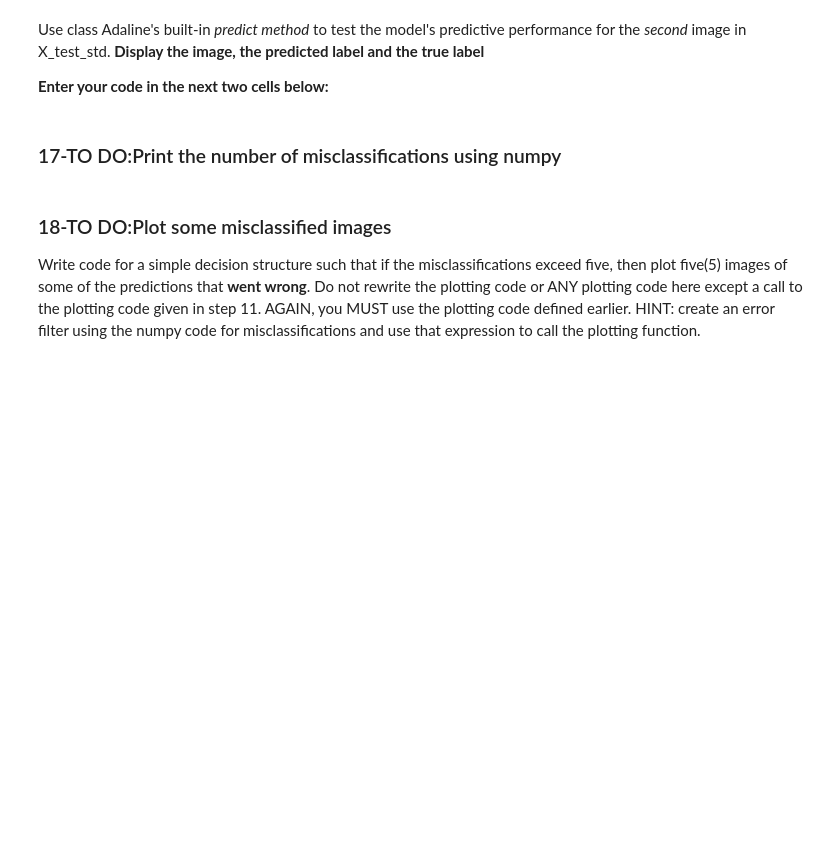
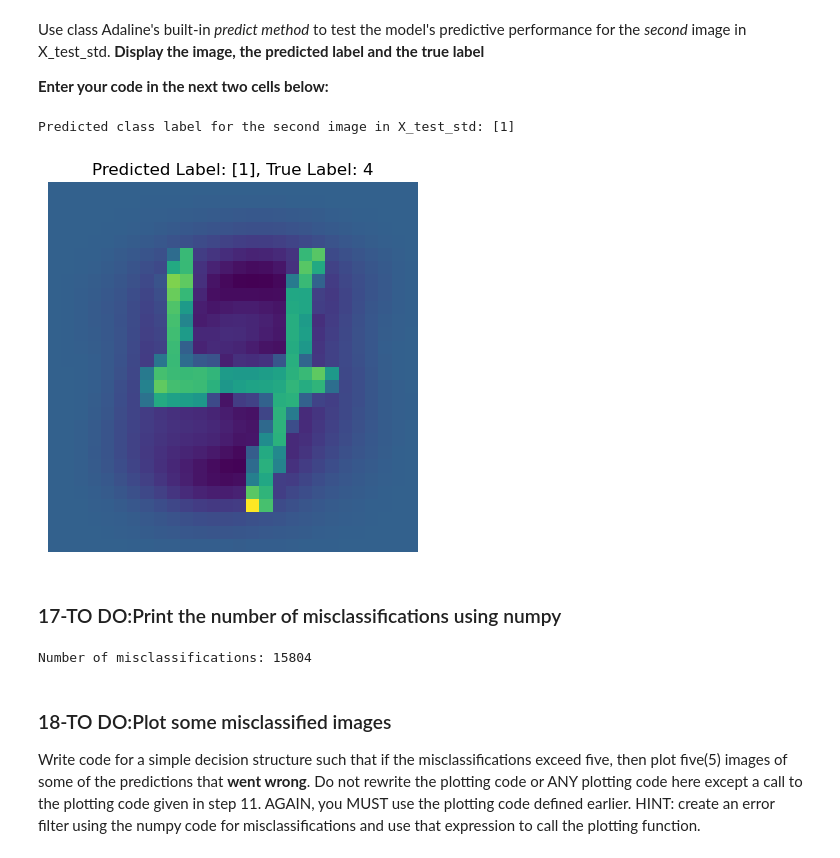
Before and after one commit to Zeni1137/ISAT341_Lab11, a Jupyter notebook: Lab11-FinalExam-Adaline_Sp24_mnist.ipynb, the cells around one changed output. Cells and saved outputs as stored; diff of their text form; code cells hidden in the pictures; blank space fills up the shorter version.

```diff
--- a/Lab11-FinalExam-Adaline_Sp24_mnist.ipynb
+++ b/Lab11-FinalExam-Adaline_Sp24_mnist.ipynb
@@ -278,10 +278,21 @@ plot_example(X_train, y_train)
 ##### Use the scikit-learn  StandardScaler (MinMaxScaler) to scale (normalize) the training and testing datasets
 #### <font  color='red'/>NOTE: Create a decision structure which uses either the MinMaxScaler or the StandardScaler depending on the value of a boolean variable for normalizing or scaling the data. **SET YOUR BOOLEAN SO THAT IT STARTS WITH THE STANDARD SCALER**.
 # %%
-X.max(), X.min()
+from sklearn.preprocessing import StandardScaler, MinMaxScaler
 
-X = X/255.0
-X.max(), X.min()
+# Set the boolean variable to start with StandardScaler
+use_standard_scaler = True
+
+if use_standard_scaler:
+    # Use StandardScaler
+    scaler = StandardScaler()
+    X_train_std = scaler.fit_transform(X_train)
+    X_test_std = scaler.transform(X_test)
+else:
+    # Use MinMaxScaler
+    scaler = MinMaxScaler()
+    X_train_std = scaler.fit_transform(X_train)
+    X_test_std = scaler.transform(X_test)
 # %% [markdown]
 ### <font color='green'/>13-TO DO: Build Adaptive Linear Neuron Model
 #### Instantiate the AdalineGD class train the model on the data. Use the following variable names and range of parameters:
@@ -317,10 +352,31 @@ Use class Adaline's built-in *predict method* to test the model's predictive per
 **Enter your code in the next two cells below:**
 # %%
 #code for prediction (COMPLETE SENTENCES!)
+test_instance = X_test_std[1]
+
+# Use the predict method to obtain the predicted class label for the test instance
+predicted_label = ada.predict(test_instance.reshape(1, -1))
+
+# Display the predicted class label
+print("Predicted class label for the second image in X_test_std:", predicted_label)
+# %% [output]
+Predicted class label for the second image in X_test_std: [1]
 # %%
 #code to display predicted image
+
+plt.imshow(X_test_std[1].reshape(28,28))
+plt.title(f"Predicted Label: {predicted_label}, True Label: {y_test[1]}")
+plt.axis('off')
+plt.show()
+# %% [output]
+[figure, added]
 # %% [markdown]
 ### <font color='green'/>17-TO DO:Print the number of misclassifications using numpy
+# %%
+num_misclassifications = np.sum(y_pred != y_test)
+print("Number of misclassifications:", num_misclassifications)
+# %% [output]
+Number of misclassifications: 15804
 # %% [markdown]
 ### <font color='green'/> 18-TO DO:Plot some misclassified images
 Write code for a simple decision structure such that if the misclassifications exceed five, then plot five(5) images of some of the predictions that **went wrong**. Do not rewrite the plotting code or ANY plotting code here except a call to the plotting code given in step 11. AGAIN, you MUST use the plotting code defined earlier. HINT: create an error filter using the numpy code for misclassifications and use that expression to call the plotting function.
```
Also changed, not shown: parts of 12 cells of this notebook.
